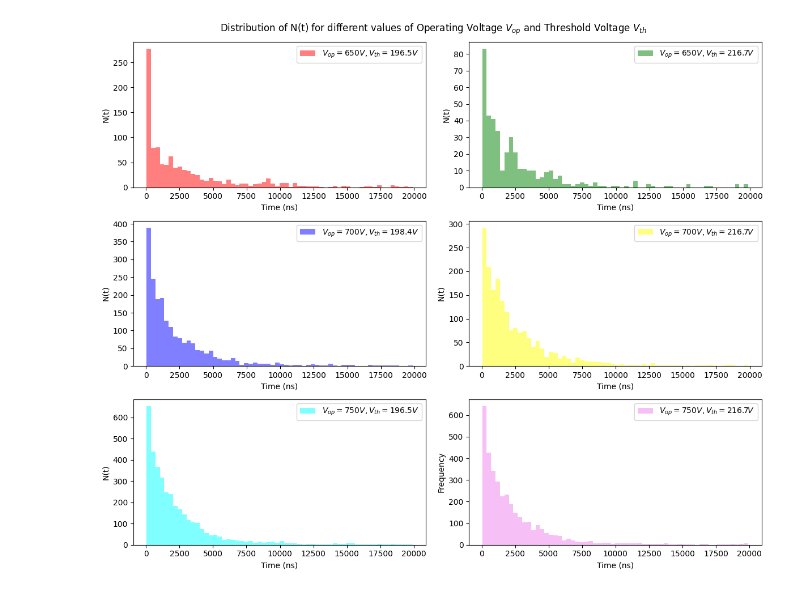
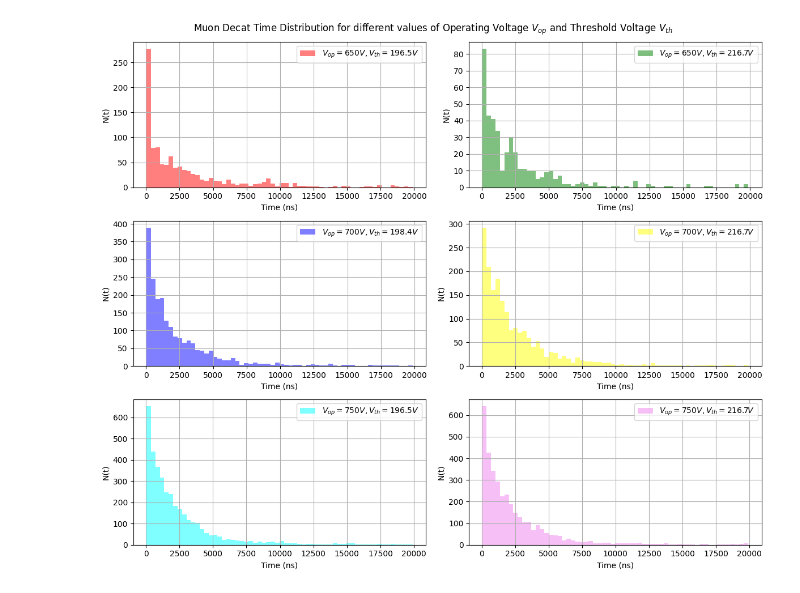
Before and after one commit to ananthapadmanabhan18/Calculation_of_muon_life_in_Geant4, a Jupyter notebook: Data_and_Plots/Plots_1.ipynb, the cells around one changed output. Cells and saved outputs as stored; diff of their text form; code cells hidden in the pictures.

```diff
--- a/Data_and_Plots/Plots_1.ipynb
+++ b/Data_and_Plots/Plots_1.ipynb
@@ -4,14 +3,11 @@ import ROOT
 from scipy.optimize import curve_fit
 # %%
-'''
-Loading the Data from file
-'''
-data_650_1 = np.loadtxt('/home/apmnair18/Github/Calculation_of_muon_life_in_Geant4/Data_and_Plots/Real_Data/650_196.5.data')
-data_650_2 = np.loadtxt('/home/apmnair18/Github/Calculation_of_muon_life_in_Geant4/Data_and_Plots/Real_Data/650_216.7.data')
-data_700_1 = np.loadtxt('/home/apmnair18/Github/Calculation_of_muon_life_in_Geant4/Data_and_Plots/Real_Data/700_198.4.data')
-data_700_2 = np.loadtxt('/home/apmnair18/Github/Calculation_of_muon_life_in_Geant4/Data_and_Plots/Real_Data/700_216.7.data')
-data_750_1 = np.loadtxt('/home/apmnair18/Github/Calculation_of_muon_life_in_Geant4/Data_and_Plots/Real_Data/750_196.5.data')
-data_750_2 = np.loadtxt('/home/apmnair18/Github/Calculation_of_muon_life_in_Geant4/Data_and_Plots/Real_Data/750_216.7.data')
+data_650_1 = np.loadtxt('C:\\Users\\apmna\\OneDrive\\Documents\\GitHub\\Calculation_of_muon_life_in_Geant4\\Data_and_Plots\\Real_Data\\650_196.5.data')
+data_650_2 = np.loadtxt('C:\\Users\\apmna\\OneDrive\\Documents\\GitHub\\Calculation_of_muon_life_in_Geant4\\Data_and_Plots\\Real_Data\\650_216.7.data')
+data_700_1 = np.loadtxt('C:\\Users\\apmna\\OneDrive\\Documents\\GitHub\\Calculation_of_muon_life_in_Geant4\\Data_and_Plots\\Real_Data\\700_198.4.data')
+data_700_2 = np.loadtxt('C:\\Users\\apmna\\OneDrive\\Documents\\GitHub\\Calculation_of_muon_life_in_Geant4\\Data_and_Plots\\Real_Data\\700_216.7.data')
+data_750_1 = np.loadtxt('C:\\Users\\apmna\\OneDrive\\Documents\\GitHub\\Calculation_of_muon_life_in_Geant4\\Data_and_Plots\\Real_Data\\750_196.5.data')
+data_750_2 = np.loadtxt('C:\\Users\\apmna\\OneDrive\\Documents\\GitHub\\Calculation_of_muon_life_in_Geant4\\Data_and_Plots\\Real_Data\\750_216.7.data')
 # %%
 data_650_1 = [data_650_1[:,0][i] for i in range(len(data_650_1[:,0])) if data_650_1[:,0][i] < 40000]
 data_650_2 = [data_650_2[:,0][i] for i in range(len(data_650_2[:,0])) if data_650_2[:,0][i] < 40000]
@@ -42,38 +38,44 @@ axs[2, 0].hist(data_750_1, bins=bins, alpha=0.5, label=r'$V_{op} = 750V, V_{th}
 axs[2, 1].hist(data_750_2, bins=bins, alpha=0.5, label=r'$V_{op} = 750V, V_{th} = 216.7V$', color='violet')
 
 
-fig.suptitle(r'Distribution of N(t) for different values of Operating Voltage $V_{op}$ and Threshold Voltage $V_{th}$')
+fig.suptitle(r'Muon Decay Time Distribution for different values of Operating Voltage $V_{op}$ and Threshold Voltage $V_{th}$')
 
 
 
 # Add labels and legend to each subplot
 axs[0, 0].set_xlabel('Time (ns)')
 axs[0, 0].set_ylabel('N(t)')
 axs[0, 0].legend()
+axs[0,0].grid()
 
 axs[0, 1].set_xlabel('Time (ns)')
 axs[0, 1].set_ylabel('N(t)')
 axs[0, 1].legend()
+axs[0, 1].grid()
 
 axs[1, 0].set_xlabel('Time (ns)')
 axs[1, 0].set_ylabel('N(t)')
 axs[1, 0].legend()
+axs[1, 0].grid()
 
 axs[1, 1].set_xlabel('Time (ns)')
 axs[1, 1].set_ylabel('N(t)')
 axs[1, 1].legend()
+axs[1, 1].grid()
 
 axs[2, 0].set_xlabel('Time (ns)')
 axs[2, 0].set_ylabel('N(t)')
 axs[2, 0].legend()
+axs[2, 0].grid()
 
 axs[2, 1].set_xlabel('Time (ns)')
-axs[2, 1].set_ylabel('Frequency')
+axs[2, 1].set_ylabel('N(t)')
 axs[2, 1].legend()
+axs[2, 1].grid()
 
 
 
 plt.tight_layout()
 plt.show()
 # %% [output]
-[figure, old version]
+[figure, new version]
```
Also changed, not shown: parts of 2 cells of this notebook.
